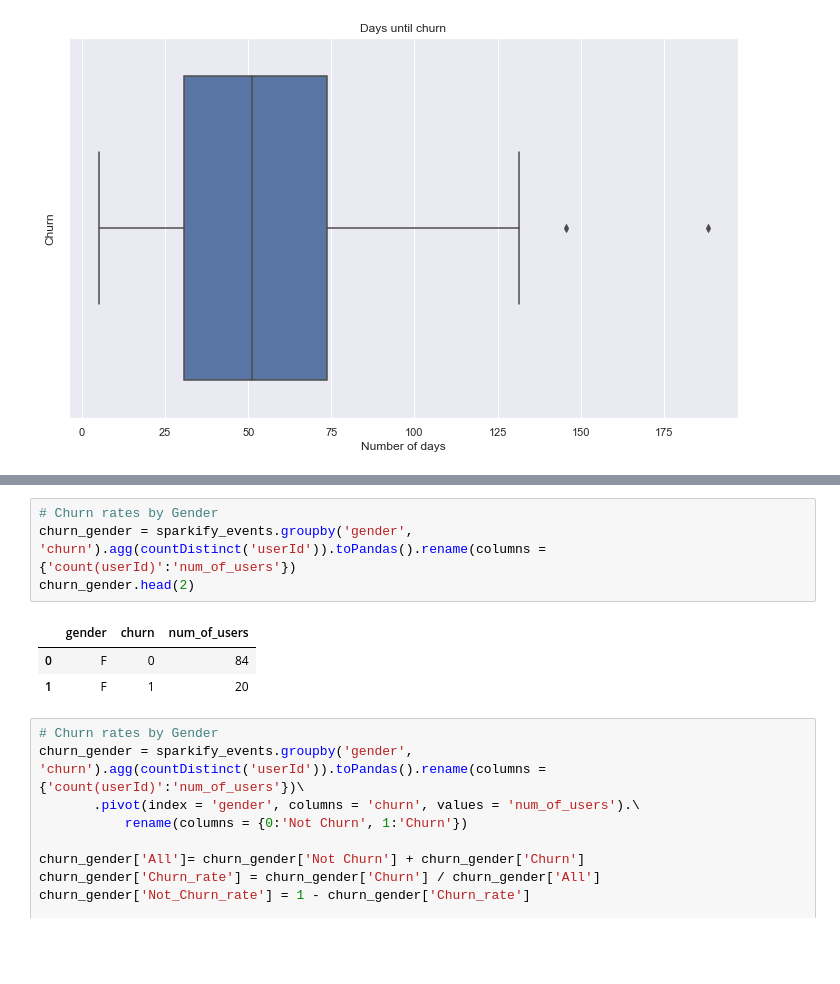
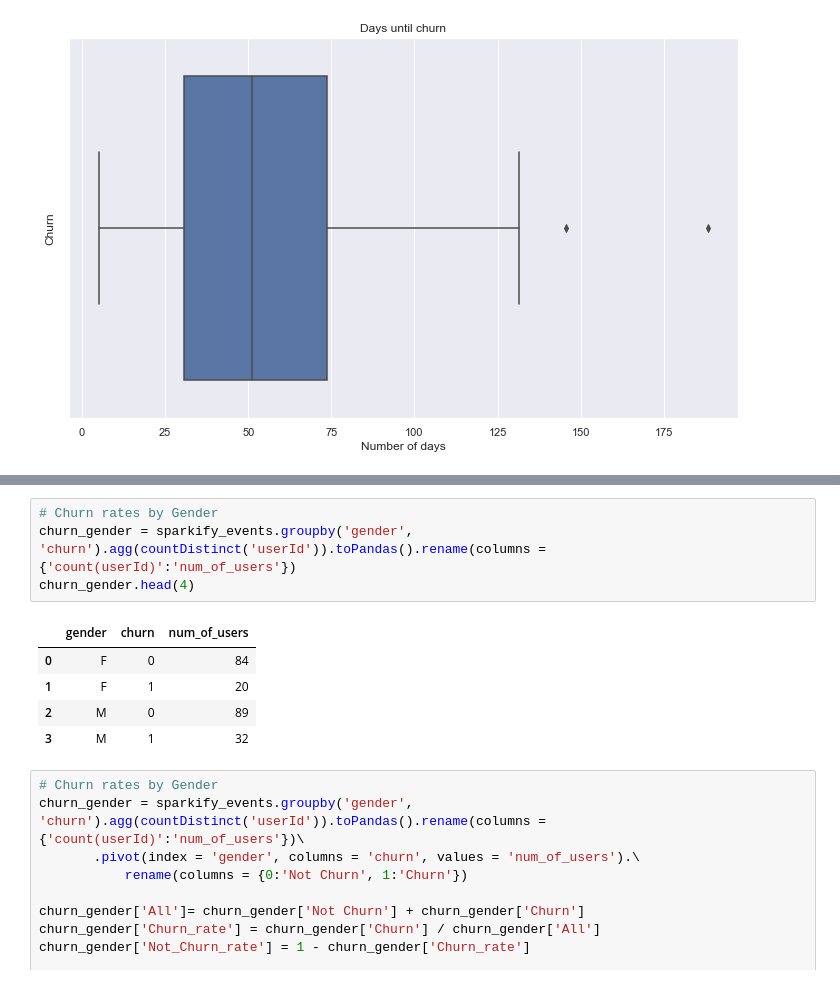
Before and after one commit to pedflotor/Sparkify-Churn-Prediction, a Jupyter notebook: Sparkify.ipynb, the cells around one changed output, grey strips where cells are left out. Saved outputs shown, nothing was run; the diff lists cells and outputs as text; blank space fills up the shorter version.

```diff
--- a/Sparkify.ipynb
+++ b/Sparkify.ipynb
@@ -358,11 +374,13 @@ Text(0, 0.5, 'Churn')
 # %%
 # Churn rates by Gender
 churn_gender = sparkify_events.groupby('gender', 'churn').agg(countDistinct('userId')).toPandas().rename(columns = {'count(userId)':'num_of_users'})
-churn_gender.head(2)
+churn_gender.head(4)
 # %% [output]
 |  | gender | churn | num_of_users |
 | 0 | F | 0 | 84 |
 | 1 | F | 1 | 20 |
+| 2 | M | 0 | 89 |
+| 3 | M | 1 | 32 |
 # %%
 # Churn rates by Gender
 churn_gender = sparkify_events.groupby('gender', 'churn').agg(countDistinct('userId')).toPandas().rename(columns = {'count(userId)':'num_of_users'})\
```
Also changed, not shown: parts of 17 cells of this notebook.
